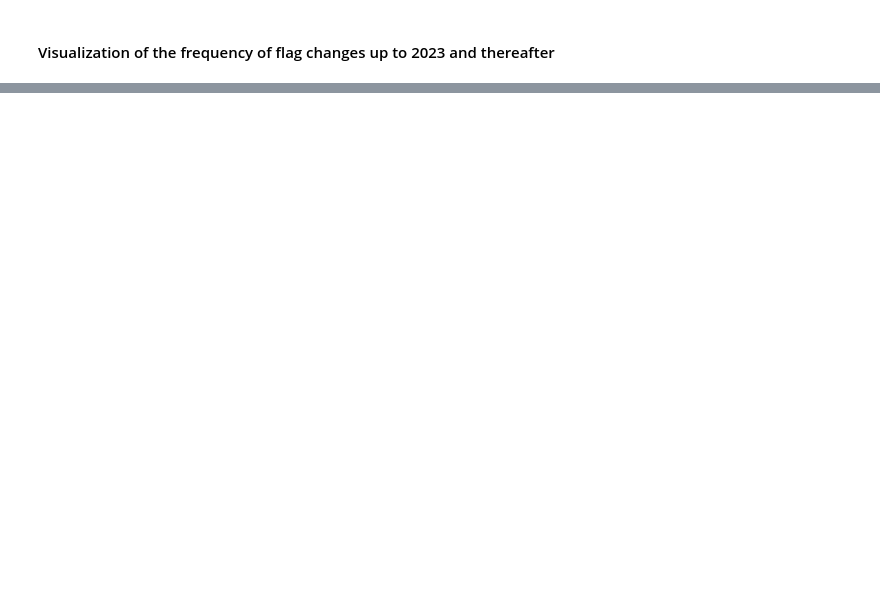
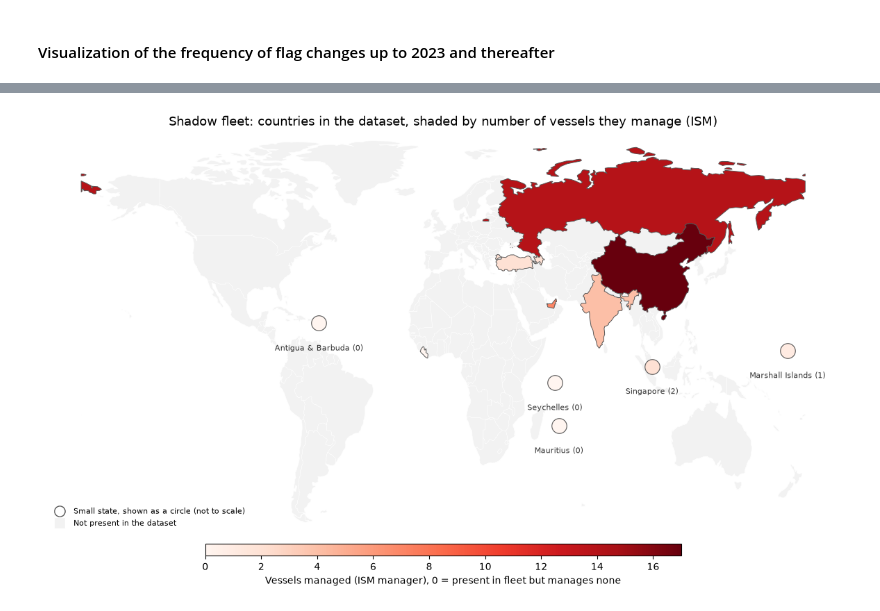
Before and after one commit to timadeyy/shadow-fleet-analysis, a Jupyter notebook: notebooks/03_visualization.ipynb, the cells around one changed output, grey strips where cells are left out. Cells and saved outputs as stored; diff of their text form; code cells hidden in the pictures; blank space fills up the shorter version.

Commit message:
Update flag analysis and visualization notebooks

```diff
--- a/notebooks/03_visualization.ipynb
+++ b/notebooks/03_visualization.ipynb
@@ -3,7 +3,20 @@ import pandas as pd
 import matplotlib.pyplot as plt
 import seaborn as sns
 import numpy as np
+import geopandas as gpd
+from matplotlib.colors import Normalize
+from matplotlib.cm import ScalarMappable
+from matplotlib.lines import Line2D
+
 summary_df = pd.read_csv('../data/vessel_summary.csv')
 cmp_df = pd.read_csv('../data/flag_change_intervals.csv')
 identities_df = pd.read_csv('../data/identities.csv')
 flags_df = pd.read_csv('../data/flag_df.csv')
+shadow_FV = pd.read_csv('../data/shadow_FV.csv')
+
+url = ('https://raw.githubusercontent.com/nvkelso/natural-earth-vector/'
+       'master/geojson/ne_110m_admin_0_countries.geojson')
+from pathlib import Path
+Path('../reports').mkdir(exist_ok=True)
+
+plt.savefig('../reports/ism_map.png', dpi=150, bbox_inches='tight')
@@ -202,0 +27,76 @@ plt.show()
+# %%
+from shapely.geometry import Polygon
+
+all_countries = set(shadow_FV['reg_country']) | set(shadow_FV['ism_country']) | set(shadow_FV['manager_country'])
+all_countries = sorted(c for c in all_countries if c != 'Unknown')
+ism_counts = shadow_FV['ism_country'].value_counts()
+
+NE_NAME = {'UAE': 'United Arab Emirates'}          # our name -> map name
+SMALL_STATES = {                                   # too small to see at this resolution
+    'Singapore': (103.8, 1.3), 'Marshall Islands': (171.2, 7.1),
+    'Seychelles': (55.5, -4.6), 'Mauritius': (57.5, -20.3),
+    'Antigua & Barbuda': (-61.8, 17.1),
+}
+
+data = pd.DataFrame({'country': all_countries})
+data['ism'] = data['country'].map(ism_counts).fillna(0).astype(int)
+data['ne_name'] = data['country'].map(NE_NAME).fillna(data['country'])
+
+# ---------- 2. base map ----------
+world = gpd.read_file(url)
+
+# Natural Earth draws Crimea inside Russia - move it to Ukraine
+CRIMEA = Polygon([
+    (34.73, 45.97), (35.48, 45.30), (35.79, 45.43), (36.60, 45.50), (36.45, 45.00),
+    (35.81, 45.03), (35.51, 45.11), (35.36, 44.96), (34.47, 44.73), (33.93, 44.30),
+    (33.30, 44.55), (33.50, 44.62), (33.45, 45.12), (32.40, 45.30), (32.55, 45.55),
+    (33.69, 45.86), (33.78, 45.93), (33.62, 45.95), (33.70, 46.25),
+]).buffer(0.1)
+
+ru = world.index[world['ADMIN'] == 'Russia'][0]
+ua = world.index[world['ADMIN'] == 'Ukraine'][0]
+rus = world.at[ru, 'geometry']
+world.at[ua, 'geometry'] = world.at[ua, 'geometry'].union(rus.intersection(CRIMEA))
+world.at[ru, 'geometry'] = rus.difference(CRIMEA)
+
+world = world.merge(data[['ne_name', 'ism']], left_on='ADMIN', right_on='ne_name', how='left')
+
+# ---------- 3. plot ----------
+cmap, norm = plt.get_cmap('Reds'), Normalize(vmin=0, vmax=ism_counts.max())
+
+fig, ax = plt.subplots(figsize=(14, 7.5))
+world.plot(ax=ax, color='#F2F2F2', edgecolor='white', linewidth=0.4)                 # rest of the world
+world.dropna(subset=['ism']).plot(column='ism', cmap=cmap, norm=norm, ax=ax,
+                                  edgecolor='#555555', linewidth=0.7)                # our countries
+
+drawn = set(world.loc[world['ism'].notna(), 'ADMIN'])
+for name, (lon, lat) in SMALL_STATES.items():
+    if name not in all_countries or NE_NAME.get(name, name) in drawn:
+        continue
+    n = int(data.loc[data['country'] == name, 'ism'].iloc[0])
+    ax.scatter(lon, lat, s=240, color=cmap(norm(n)), edgecolor='#555555', linewidth=0.8, zorder=5)
+    ax.annotate(f'{name} ({n})', xy=(lon, lat), xytext=(lon, lat - 10),
+                ha='center', fontsize=8, color='#333333', zorder=6)
+
+cbar = fig.colorbar(ScalarMappable(cmap=cmap, norm=norm), ax=ax,
+                    orientation='horizontal', shrink=0.5, pad=0.02, aspect=40)
+cbar.set_label('Vessels managed (ISM manager), 0 = present in fleet but manages none')
+
+ax.legend(handles=[
+    Line2D([], [], marker='o', linestyle='none', markersize=11, markerfacecolor='none',
+           markeredgecolor='#555555', label='Small state, shown as a circle (not to scale)'),
+    Line2D([], [], marker='s', linestyle='none', markersize=11, markerfacecolor='#F2F2F2',
+           markeredgecolor='white', label='Not present in the dataset')],
+    loc='lower left', frameon=False, fontsize=8)
+
+ax.set_title('Shadow fleet: countries in the dataset, shaded by number of vessels they manage (ISM)',
+             fontsize=13, pad=12)
+ax.set_axis_off()
+ax.set_ylim(-60, 85)
+plt.tight_layout()
+
+Path('../reports').mkdir(exist_ok=True)
+plt.savefig('../reports/ism_map.png', dpi=150, bbox_inches='tight')
+plt.show()
+# %% [output]
+[figure, added]
```
Also changed, not shown: parts of 5 cells of this notebook, 1 other file.
